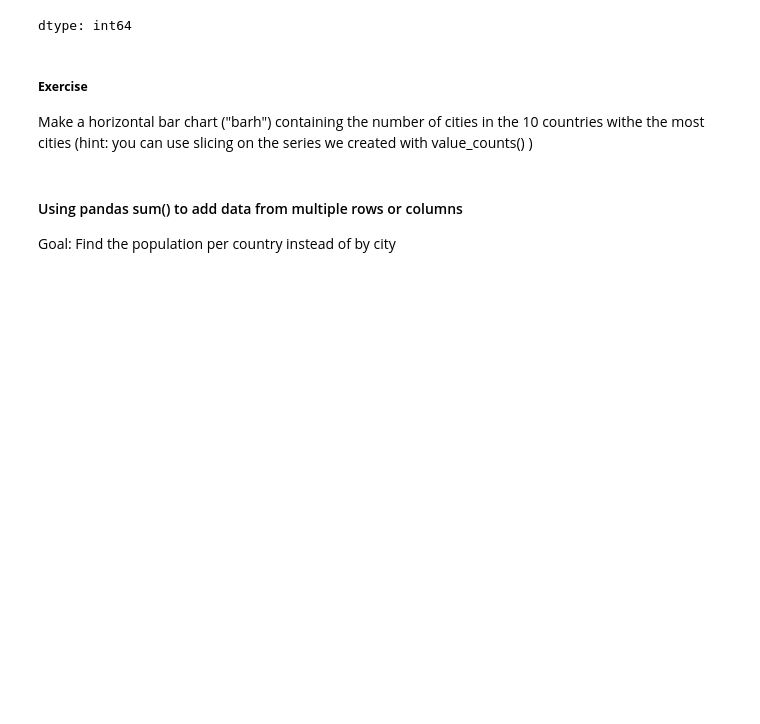
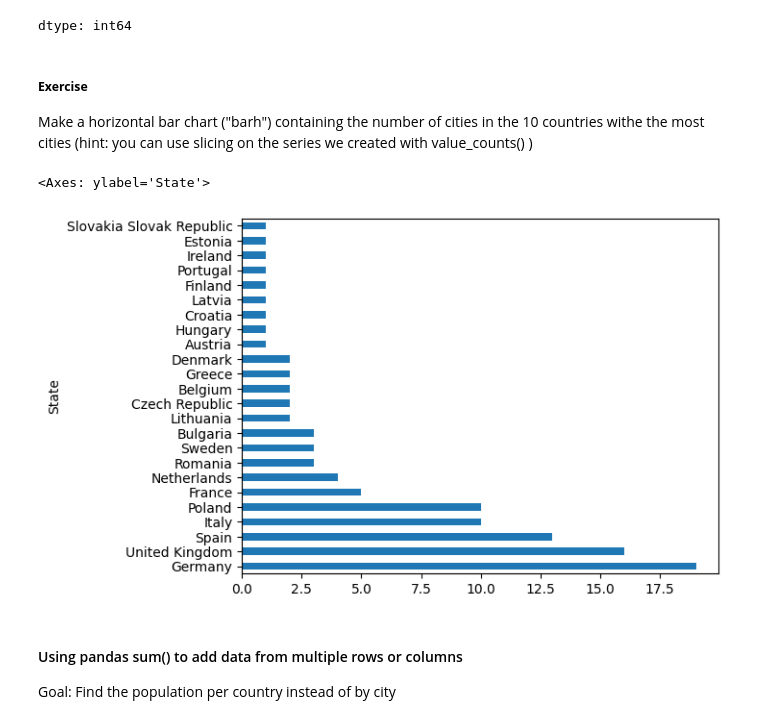
Before and after one commit to goodbyeskyharbor/PurdueNorthwest_PHYS308_ScientificComputing1, a Jupyter notebook: Notebooks/PHYS 308 - 09 - Pandas.ipynb, the cells around one changed output. Drawn from its saved outputs; the diff is of its cells as text; code cells hidden in the pictures; blank space fills up the shorter version.

```diff
--- a/Notebooks/PHYS 308 - 09 - Pandas.ipynb
+++ b/Notebooks/PHYS 308 - 09 - Pandas.ipynb
@@ -1920,6 +1920,15 @@ dtype: int64
 
 
 Make a horizontal bar chart ("barh") containing the number of cities in the 10 countries withe the most cities (hint: you can use slicing on the series we created with value_counts() )
+# %%
+df_pop4 = pd.read_csv("https://raw.githubusercontent.com/jdolen/PurdueNorthwest_PHYS308_ScientificComputing1/master/Data/european_cities4.csv")
+df_pop4["NumericPopulation"] = df_pop4.Population.apply(lambda x: int(x.replace(",","")) )
+#data = df_pop4.set_index(["State"])
+data = df_pop4.State.value_counts()
+data.plot.barh(y='count')
+# %% [output]
+<Axes: ylabel='State'>
+[figure, added]
 # %% [markdown]
 #### Using pandas sum() to add data from multiple rows or columns
 
```
